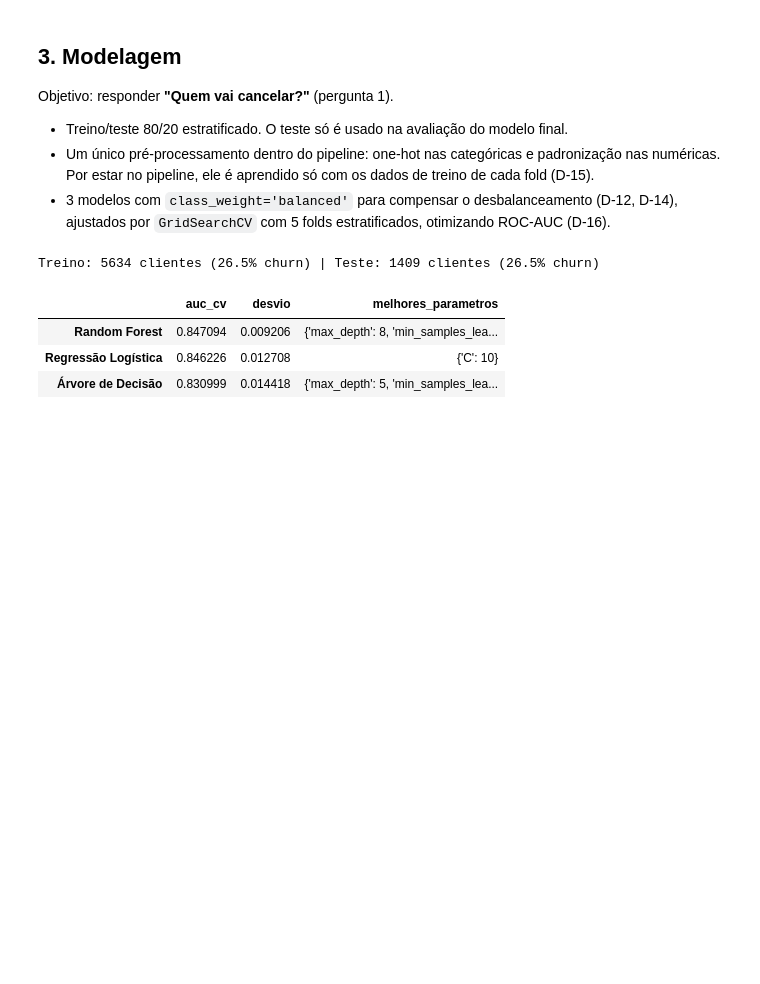
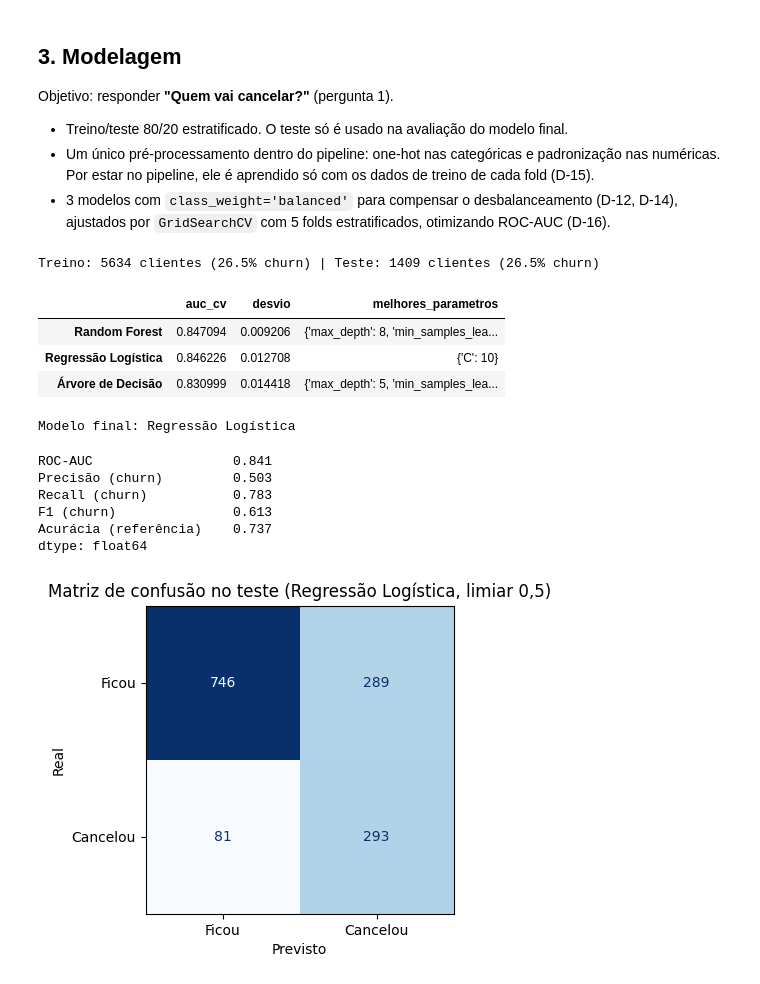
Before and after one commit to FranciscoGSilverio/C318_ML, a Jupyter notebook: churn.ipynb, the cells around one changed output. Cells and saved outputs as stored; diff of their text form; code cells hidden in the pictures; blank space fills up the shorter version.

Commit message:
feat(T04): adiciona avaliação do modelo final no teste (figura 3)

```diff
--- a/churn.ipynb
+++ b/churn.ipynb
@@ -208,3 +208,43 @@ comparacao
 | Random Forest | 0.847094 | 0.009206 | {'max_depth': 8, 'min_samples_lea... |
 | Regressão Logística | 0.846226 | 0.012708 | {'C': 10} |
 | Árvore de Decisão | 0.830999 | 0.014418 | {'max_depth': 5, 'min_samples_lea... |
+# %%
+# Seleção (D-16): maior AUC, mas a Regressão Logística fica se a diferença for < 0,01
+melhor = comparacao['auc_cv'].astype(float).idxmax()
+if comparacao.loc[melhor, 'auc_cv'] - comparacao.loc['Regressão Logística', 'auc_cv'] < 0.01:
+    melhor = 'Regressão Logística'
+modelo_final = buscas[melhor].best_estimator_
+print(f'Modelo final: {melhor}')
+# %% [output]
+Modelo final: Regressão Logística
+# %%
+# Avaliação única no teste, com limiar 0,5
+proba_test = modelo_final.predict_proba(X_test)[:, 1]
+pred_test = (proba_test >= 0.5).astype(int)
+
+metricas_teste = pd.Series({
+    'ROC-AUC': roc_auc_score(y_test, proba_test),
+    'Precisão (churn)': precision_score(y_test, pred_test),
+    'Recall (churn)': recall_score(y_test, pred_test),
+    'F1 (churn)': f1_score(y_test, pred_test),
+    'Acurácia (referência)': accuracy_score(y_test, pred_test),
+}).round(3)
+metricas_teste
+# %% [output]
+ROC-AUC                  0.841
+Precisão (churn)         0.503
+Recall (churn)           0.783
+F1 (churn)               0.613
+Acurácia (referência)    0.737
+dtype: float64
+# %%
+fig, ax = plt.subplots(figsize=(5, 4))
+ConfusionMatrixDisplay.from_predictions(y_test, pred_test, display_labels=['Ficou', 'Cancelou'],
+                                        cmap='Blues', colorbar=False, ax=ax)
+ax.set_xlabel('Previsto')
+ax.set_ylabel('Real')
+ax.set_title(f'Matriz de confusão no teste ({melhor}, limiar 0,5)')
+fig.savefig('figures/03_matriz_confusao.png', dpi=150, bbox_inches='tight')
+plt.show()
+# %% [output]
+[figure, added]
```
Also changed, not shown: 1 other file.
